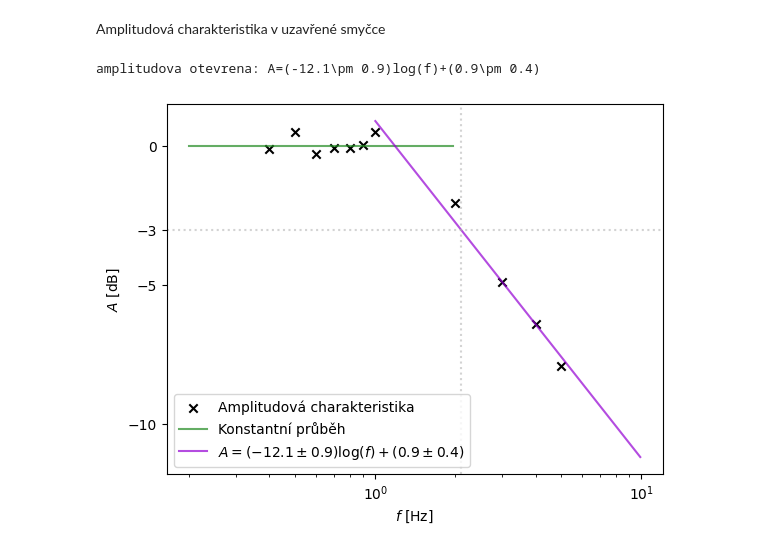
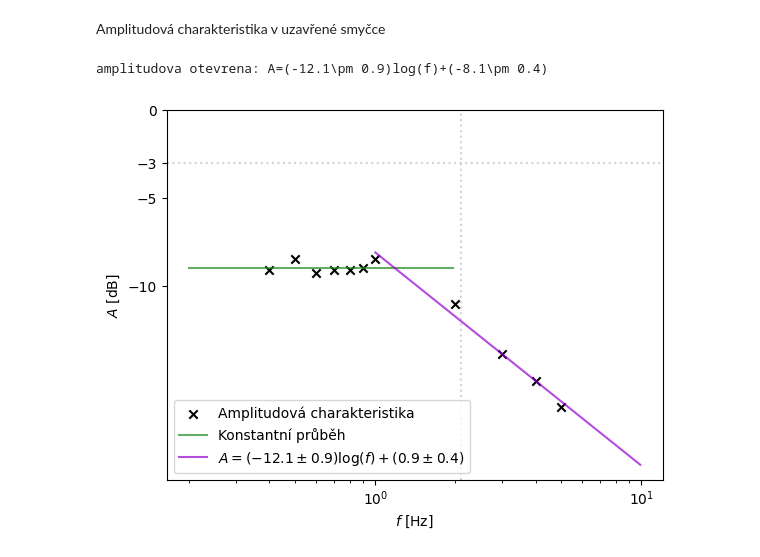
Before and after one commit to Mirenka11/RSEN, a Jupyter notebook: Data/zpracovani.ipynb, the cells around one changed output. Drawn from its saved outputs; the diff is of its cells as text; code cells hidden in the pictures.

```diff
--- a/Data/zpracovani.ipynb
+++ b/Data/zpracovani.ipynb
@@ -232,39 +232,39 @@ amplitudova_uzavrena = pd.read_excel("rsen_laborka.xlsx", sheet_name="Frekvencni
 
 fitovane_parametry_uzavrena_2, kovariance_parametru_uzavrena_2 = optimize.curve_fit(log10_fit,
                                                                       xdata=amplitudova_uzavrena["frekvence"][6:],
-                                                                      ydata=amplitudova_uzavrena["amplituda [dB]"][6:]+9,
+                                                                      ydata=amplitudova_uzavrena["amplituda [dB]"][6:],
                                                                       p0 = [-10, 5]) # ocekavane parametry
 
 sigma_parametru_uzavrena_2 = np.sqrt(np.diag(kovariance_parametru_uzavrena_2)) # tohle vypocita presnost, s jakou byly parametry urceny
 zaokrouhlene_parametry_uzavrena_2 = []
 for j in range(len(fitovane_parametry_uzavrena_2)): # zaokrouhleni na jednu platnou cifru
     zaokrouhlene_parametry_uzavrena_2.append(round_to_reference(fitovane_parametry_uzavrena_2[j],
                                                          sigma_parametru_uzavrena_2[j]))
 print(
     f"amplitudova otevrena: A=({zaokrouhlene_parametry_uzavrena_2[0][0]}\\pm {zaokrouhlene_parametry_uzavrena_2[0][1]})log(f)+({zaokrouhlene_parametry_uzavrena_2[1][0]}\\pm {zaokrouhlene_parametry_uzavrena_2[1][1]})")
 
 x_amplitudova_konst = np.arange(0.2, 2, 0.05)
 x_amplitudova_zlom = np.arange(1, 10, 0.1)
 fig_amplitudova = plt.figure()
-plt.scatter(x=amplitudova_uzavrena["frekvence"], y=amplitudova_uzavrena["amplituda [dB]"]+9,
+plt.scatter(x=amplitudova_uzavrena["frekvence"], y=amplitudova_uzavrena["amplituda [dB]"],
              marker='x', color="black", # kosmeticke upravy
             label = "Amplitudová charakteristika")
-plt.plot(x_amplitudova_konst, log10_fit(x_amplitudova_konst, 0, 0),
+plt.plot(x_amplitudova_konst, log10_fit(x_amplitudova_konst, 0, -9),
          color = 'forestgreen', alpha = 0.7,
          label = "Konstantní průběh")
 
 plt.plot(x_amplitudova_zlom, log10_fit(x_amplitudova_zlom, fitovane_parametry_uzavrena_2[0], fitovane_parametry_uzavrena_2[1]),
          color = 'darkviolet', alpha = 0.7,
          label = "$A=(-12.1\\pm 0.9)\\log(f)+(0.9\\pm 0.4)$")
 plt.axhline(y=-3, alpha=0.5, color="darkgray", ls="dotted")
 plt.axvline(x=2.1, alpha=0.5, color="darkgray", ls="dotted")
 plt.yticks([0, -3, -5, -10])
 plt.xscale("log")
 plt.legend()
 plt.xlabel('$f~\\mathrm{[Hz]}$ ', fontsize = 10)
 plt.ylabel("$A~\\mathrm{[dB]}$", fontsize = 10)
 plt.savefig("../img/graf_amplitudova_uzavrena.pdf")
 plt.show(block=True)
 # %% [output]
-amplitudova otevrena: A=(-12.1\pm 0.9)log(f)+(0.9\pm 0.4)
+amplitudova otevrena: A=(-12.1\pm 0.9)log(f)+(-8.1\pm 0.4)
-[figure, old version]
+[figure, new version]
```
Also changed, not shown: 6 other files.
